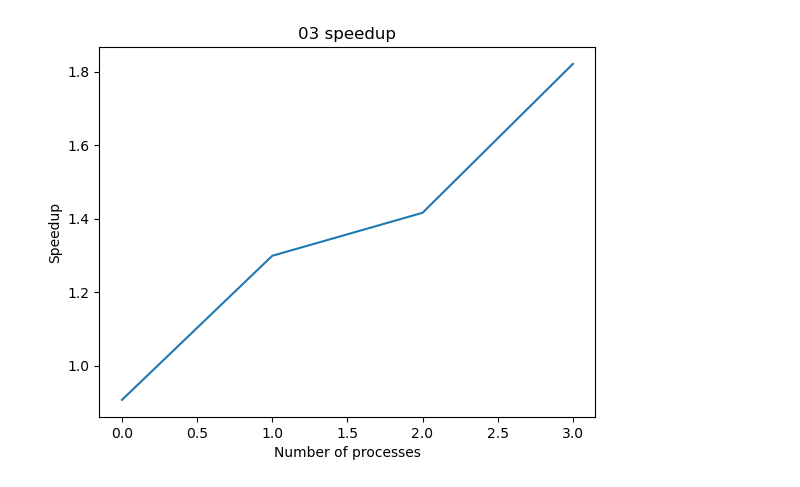
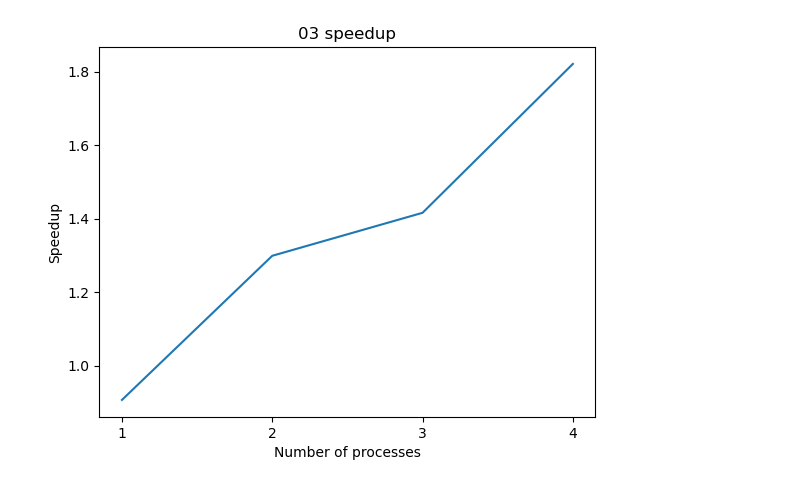
Before and after one commit to VasiliyMatr/LABS, a Jupyter notebook: ParallelPrograming/openmpi/T04_cycle/speedup.ipynb, the cells around one changed output. Drawn from its saved outputs; the diff is of its cells as text; code cells hidden in the pictures.

```diff
--- a/ParallelPrograming/openmpi/T04_cycle/speedup.ipynb
+++ b/ParallelPrograming/openmpi/T04_cycle/speedup.ipynb
@@ -1,20 +79,18 @@
 # %%
-from statistics import mean
-import matplotlib.pyplot as plt
-
 ref_time = mean([1.16125, 1.18265, 1.2827, 1.3198, 1.31814])
 
 time = []
 time.append(ref_time / mean([1.17987, 1.47381, 1.5162, 1.37502, 1.36472]))
 time.append(ref_time / mean([0.843998, 0.898623, 0.90565, 1.05407, 1.12131]))
 time.append(ref_time / mean([0.753222, 0.64445, 0.893529, 1.1691, 0.964803]))
 time.append(ref_time / mean([0.652817, 0.703945, 0.731193, 0.690056, 0.662814]))
 
 plt.plot(time)
+plt.xticks(np.arange(len(time)), np.arange(1, len(time)+1))
 plt.title('03 speedup')
 plt.xlabel('Number of processes')
 plt.ylabel('Speedup')
 
 plt.show()
 # %% [output]
-[figure, old version]
+[figure, new version]
```
Also changed, not shown: parts of 4 cells of this notebook, 6 other files.
